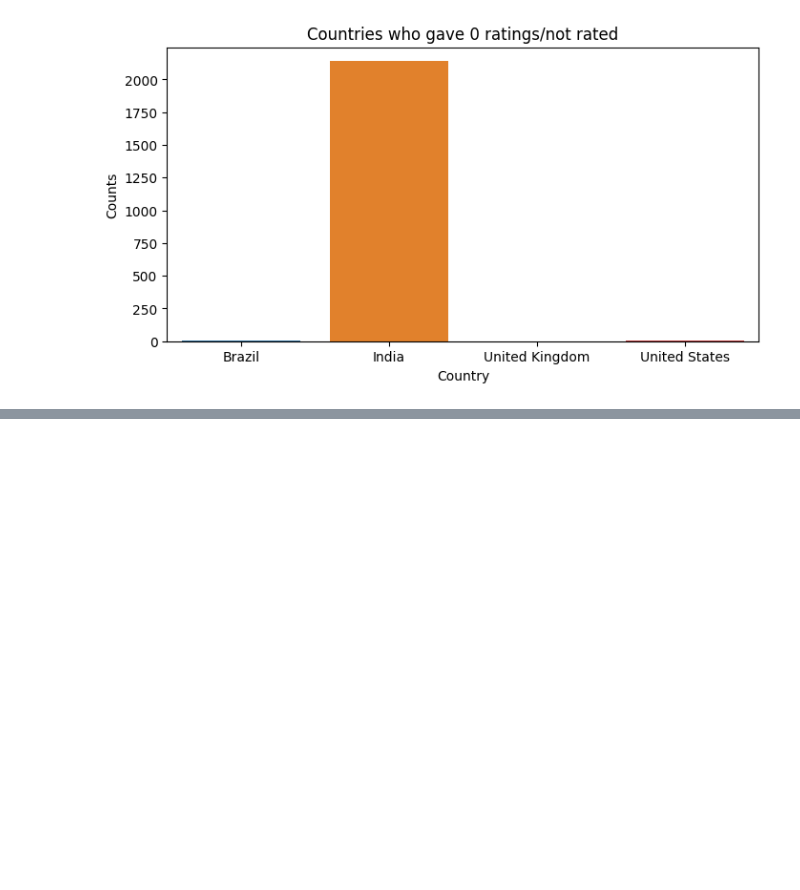
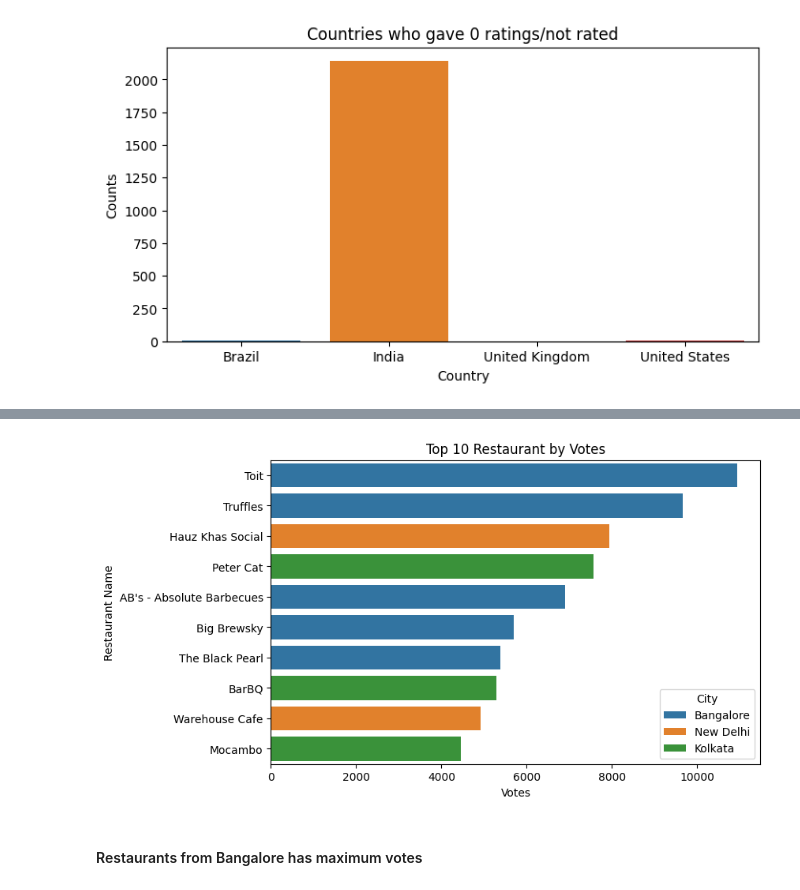
Before and after one commit to Akshay-Paunikar/EDA_and_Feature_Engineering, a Jupyter notebook: Day_1_Zomato_Dataset/Day_1_Zomato_Dataset.ipynb, the cells around one changed output, grey strips where cells are left out. Cells and saved outputs as stored; diff of their text form; code cells hidden in the pictures; blank space fills up the shorter version.

```diff
--- a/Day_1_Zomato_Dataset/Day_1_Zomato_Dataset.ipynb
+++ b/Day_1_Zomato_Dataset/Day_1_Zomato_Dataset.ipynb
@@ -397,0 +519,4 @@ plt.show()
+# %%
+# Top 10 Restaurant by Votes
+top_rest_votes = final_df.groupby(['Restaurant Name', 'City'])['Votes'].mean().sort_values(ascending=False).reset_index().head(10)
+top_rest_votes
@@ -397,0 +535,9 @@ plt.show()
+# %%
+plt.figure(figsize=(8,5))
+sns.barplot(y='Restaurant Name', x='Votes', hue='City', data=top_rest_votes, dodge=False)
+plt.title("Top 10 Restaurant by Votes")
+plt.show()
+# %% [output]
+[figure, added]
+# %% [markdown]
+#### Restaurants from Bangalore has maximum votes
```
Also changed, not shown: parts of 30 cells of this notebook.
